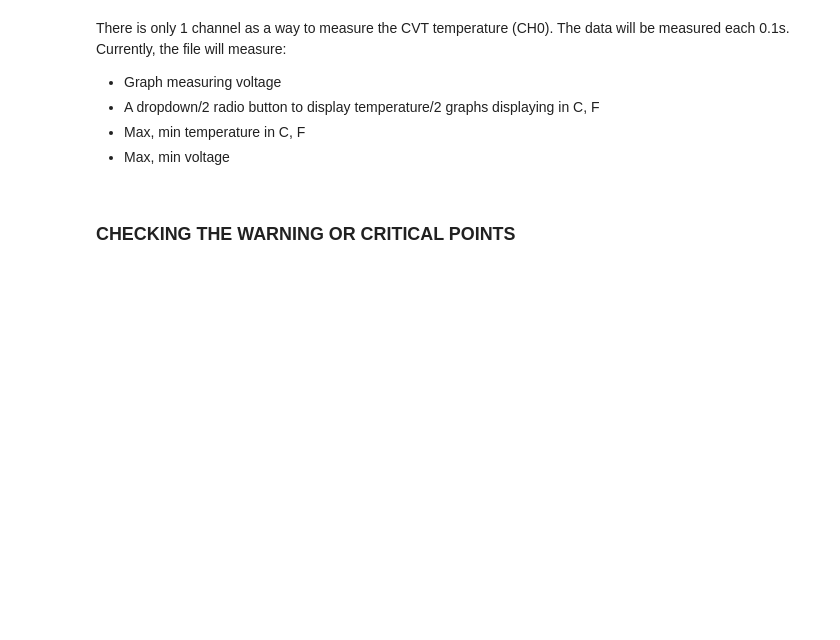
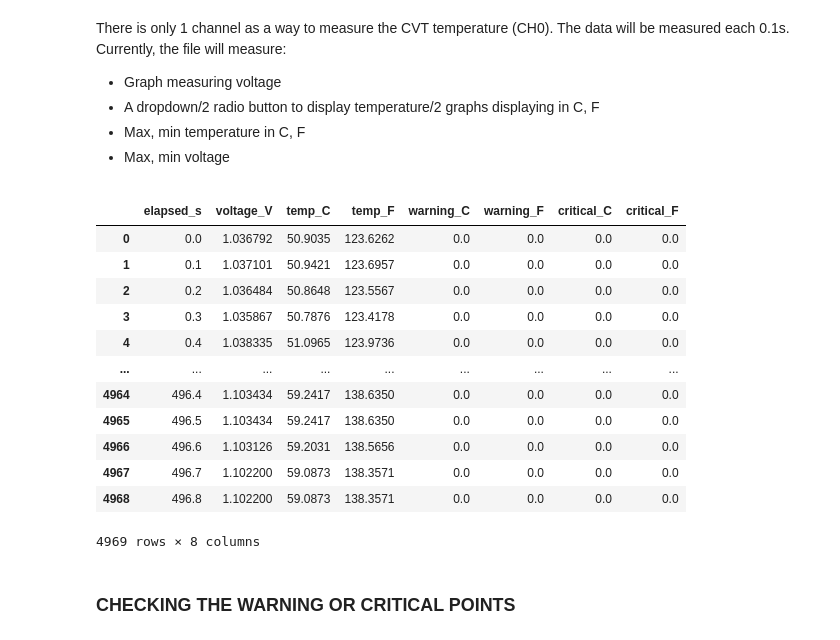
Before and after one commit to donguyenphu/Baja_SAE_Data_Analysis, a Jupyter notebook: IR_Sensor.ipynb, the cells around one changed output. Cells and saved outputs as stored; diff of their text form; code cells hidden in the pictures; blank space fills up the shorter version.

```diff
--- a/IR_Sensor.ipynb
+++ b/IR_Sensor.ipynb
@@ -35,6 +35,22 @@ IR_df = pd.read_csv('data/Hat1_IR_Sensor_Acquisition1_09-10-2026.csv', dtype = {
 IR_df
 
 slicing_corrupted = 4968
+# %%
+IR_df
+# %% [output]
+|  | elapsed_s | voltage_V | temp_C | temp_F | warning_C | warning_F | critical_C | critical_F |
+| 0 | 0.0 | 1.036792 | 50.9035 | 123.6262 | 0.0 | 0.0 | 0.0 | 0.0 |
+| 1 | 0.1 | 1.037101 | 50.9421 | 123.6957 | 0.0 | 0.0 | 0.0 | 0.0 |
+| 2 | 0.2 | 1.036484 | 50.8648 | 123.5567 | 0.0 | 0.0 | 0.0 | 0.0 |
+| 3 | 0.3 | 1.035867 | 50.7876 | 123.4178 | 0.0 | 0.0 | 0.0 | 0.0 |
+| 4 | 0.4 | 1.038335 | 51.0965 | 123.9736 | 0.0 | 0.0 | 0.0 | 0.0 |
+| ... | ... | ... | ... | ... | ... | ... | ... | ... |
+| 4964 | 496.4 | 1.103434 | 59.2417 | 138.6350 | 0.0 | 0.0 | 0.0 | 0.0 |
+| 4965 | 496.5 | 1.103434 | 59.2417 | 138.6350 | 0.0 | 0.0 | 0.0 | 0.0 |
+| 4966 | 496.6 | 1.103126 | 59.2031 | 138.5656 | 0.0 | 0.0 | 0.0 | 0.0 |
+| 4967 | 496.7 | 1.102200 | 59.0873 | 138.3571 | 0.0 | 0.0 | 0.0 | 0.0 |
+| 4968 | 496.8 | 1.102200 | 59.0873 | 138.3571 | 0.0 | 0.0 | 0.0 | 0.0 |
+4969 rows × 8 columns
 # %% [markdown]
 ### CHECKING THE WARNING OR CRITICAL POINTS
 # %% [markdown]
```
Also changed, not shown: parts of 5 cells of this notebook, 1 other file.
